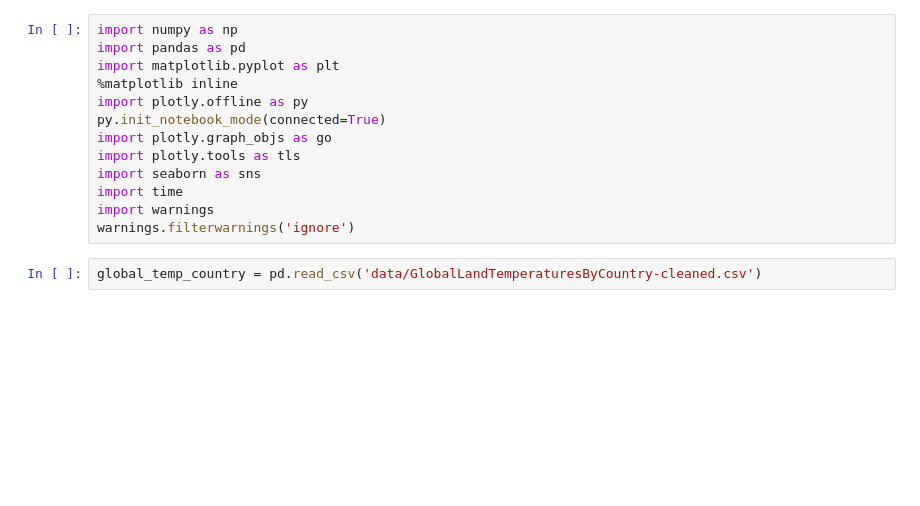
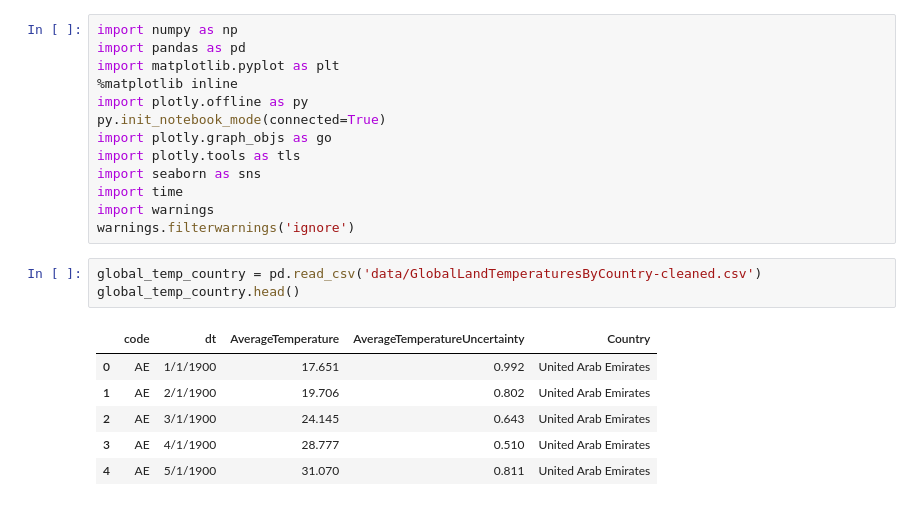
Before and after one commit to Neeta90/Global_Warming_Analysis, a Jupyter notebook: Instructions/Startercode/globe.ipynb, the cells around one changed output. Cells and saved outputs as stored; diff of their text form; blank space fills up the shorter version.

Commit message:
added AveragelandTemperaturee

```diff
--- a/Instructions/Startercode/globe.ipynb
+++ b/Instructions/Startercode/globe.ipynb
@@ -13,6 +13,14 @@ import warnings
 warnings.filterwarnings('ignore')
 # %%
 global_temp_country = pd.read_csv('data/GlobalLandTemperaturesByCountry-cleaned.csv')
+global_temp_country.head()
+# %% [output]
+|  | code | dt | AverageTemperature | AverageTemperatureUncertainty | Country |
+| 0 | AE | 1/1/1900 | 17.651 | 0.992 | United Arab Emirates |
+| 1 | AE | 2/1/1900 | 19.706 | 0.802 | United Arab Emirates |
+| 2 | AE | 3/1/1900 | 24.145 | 0.643 | United Arab Emirates |
+| 3 | AE | 4/1/1900 | 28.777 | 0.510 | United Arab Emirates |
+| 4 | AE | 5/1/1900 | 31.070 | 0.811 | United Arab Emirates |
 # %%
 #Let's remove the duplicated countries (in the analysis, we don't consider the presence of
 #colonies at this the countries) and countries for which no information about the temperature
```
Also changed, not shown: parts of 4 cells of this notebook, 1 other file.
